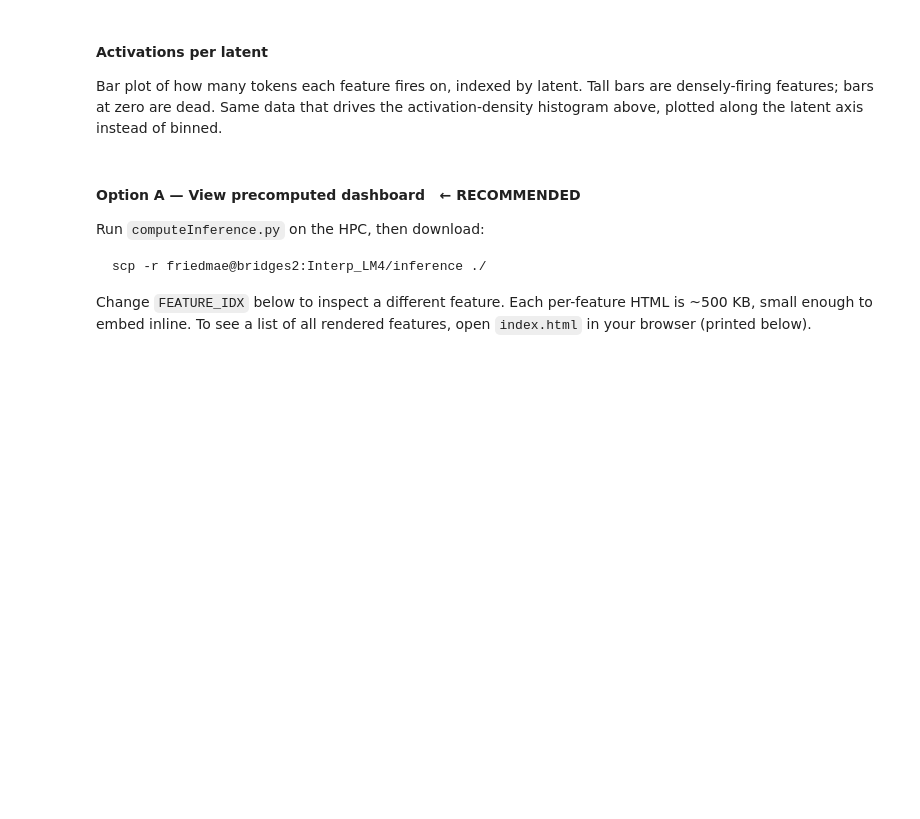
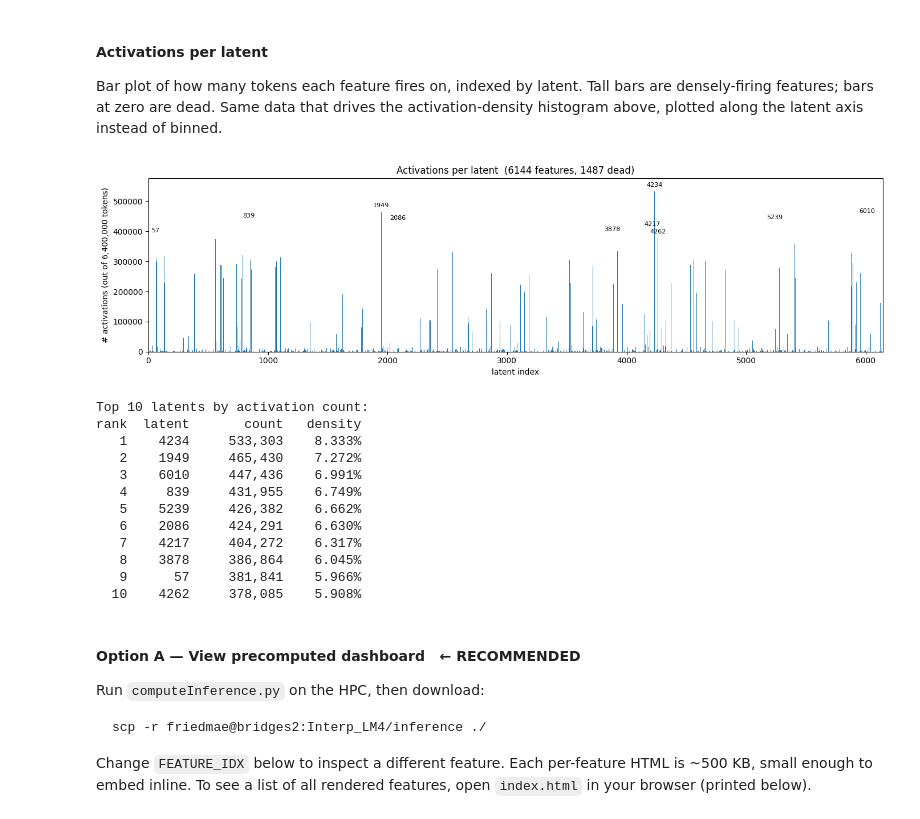
Before and after one commit to edwardF8/Interp_LM4, a Jupyter notebook: saes/analyzingSAE.ipynb, the cells around one changed output. Drawn from its saved outputs; the diff is of its cells as text; code cells hidden in the pictures; blank space fills up the shorter version.

```diff
--- a/saes/analyzingSAE.ipynb
+++ b/saes/analyzingSAE.ipynb
@@ -174,27 +203,64 @@ latent axis instead of binned.
 # %%
 import torch
 import matplotlib.pyplot as plt
+import numpy as np
 from pathlib import Path
 
+TOP_N = 10  # label the N most-active latents
+
 sae_name = Path(SAE_PATH).parent.name
-STATS_PATH = Path("inference") / sae_name / "feature_stats.pt"
+STATS_PATH = Path("sae_inference") / sae_name / "feature_stats.pt"
 
 if STATS_PATH.exists():
     stats = torch.load(STATS_PATH, weights_only=False)
     counts = stats["activation_count"].numpy()
     n_total = stats["n_tokens"]
 
     fig, ax = plt.subplots(figsize=(14, 4))
     ax.bar(range(len(counts)), counts, width=1.0, linewidth=0)
     ax.set_xlabel("latent index")
     ax.set_ylabel(f"# activations (out of {n_total:,} tokens)")
     ax.set_title(f"Activations per latent  ({sae.cfg.d_sae} features, {int((counts == 0).sum())} dead)")
     ax.set_xlim(0, len(counts))
+
+    top_idx = np.argsort(counts)[-TOP_N:][::-1]
+    y_offset = counts.max() * 0.01
+    for idx in top_idx:
+        ax.annotate(
+            str(idx),
+            xy=(idx, counts[idx]),
+            xytext=(0, 4),
+            textcoords="offset points",
+            ha="center", va="bottom",
+            fontsize=8,
+        )
+    # Headroom so labels aren't clipped
+    ax.set_ylim(0, counts.max() * 1.08)
+
     plt.tight_layout()
     plt.show()
+
+    print(f"\nTop {TOP_N} latents by activation count:")
+    print(f"{'rank':>4}  {'latent':>6}  {'count':>10}  {'density':>8}")
+    for rank, idx in enumerate(top_idx, 1):
+        print(f"{rank:>4}  {idx:>6}  {counts[idx]:>10,}  {counts[idx]/n_total:>8.3%}")
 else:
     print("⚠ feature_stats.pt missing. Re-run computeInference.py on the HPC, then:")
     print("   scp -r friedmae@bridges2:Interp_LM4/inference ./")
+# %% [output]
+[figure, added]
+Top 10 latents by activation count:
+rank  latent       count   density
+   1    4234     533,303    8.333%
+   2    1949     465,430    7.272%
+   3    6010     447,436    6.991%
+   4     839     431,955    6.749%
+   5    5239     426,382    6.662%
+   6    2086     424,291    6.630%
+   7    4217     404,272    6.317%
+   8    3878     386,864    6.045%
+   9      57     381,841    5.966%
+  10    4262     378,085    5.908%
 # %% [markdown]
 #### Option A — View precomputed dashboard&nbsp;&nbsp; ← RECOMMENDED
 
```
Also changed, not shown: parts of 11 cells of this notebook, 1 other file.
